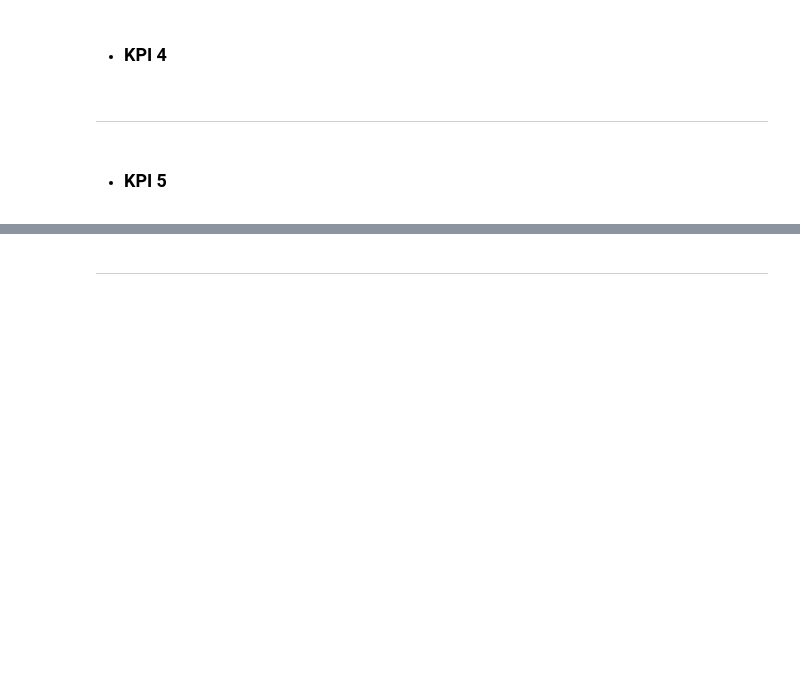
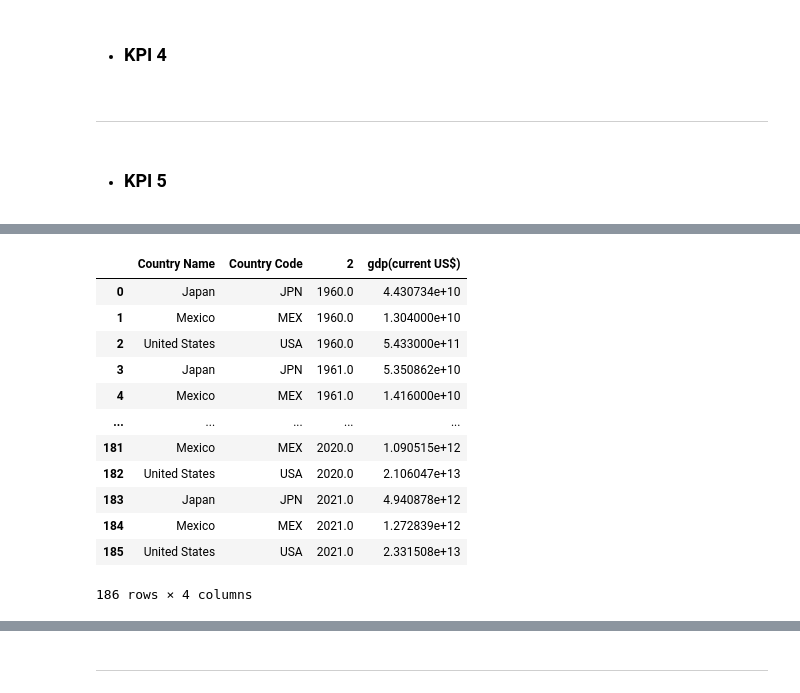
Before and after one commit to ReneRamosTrvn/alertas_sismicas, a Jupyter notebook: ETL.ipynb, the cells around one changed output, grey strips where cells are left out. Drawn from its saved outputs; the diff is of its cells as text; code cells hidden in the pictures; blank space fills up the shorter version.

```diff
--- a/ETL.ipynb
+++ b/ETL.ipynb
@@ -437 +435,7 @@ May 5, 2023
 # https://data.worldbank.org/indicator/NY.GDP.MKTP.CD?locations=US-JP-MX
+# %%
+# Ingestaremos los datos a través de una URL
+url = "https://api.worldbank.org/v2/en/indicator/NY.GDP.MKTP.CD?downloadformat=excel"
+df_gdp = pd.read_excel(url)
+# Observamos, se puede evidenciar que los nombres de las columnas estan mal posicionados
+df_gdp.head()
@@ -437,0 +487,19 @@ May 5, 2023
+# %%
+# Hay muchas columnas, podemos aplicar un pandas.melt para solucionarlo
+df_gdp = df_gdp.melt(["Country Name","Country Code"],value_name="gdp(current US$)")
+# Observamos
+df_gdp
+# %% [output]
+|  | Country Name | Country Code | 2 | gdp(current US$) |
+| 0 | Japan | JPN | 1960.0 | 4.430734e+10 |
+| 1 | Mexico | MEX | 1960.0 | 1.304000e+10 |
+| 2 | United States | USA | 1960.0 | 5.433000e+11 |
+| 3 | Japan | JPN | 1961.0 | 5.350862e+10 |
+| 4 | Mexico | MEX | 1961.0 | 1.416000e+10 |
+| ... | ... | ... | ... | ... |
+| 181 | Mexico | MEX | 2020.0 | 1.090515e+12 |
+| 182 | United States | USA | 2020.0 | 2.106047e+13 |
+| 183 | Japan | JPN | 2021.0 | 4.940878e+12 |
+| 184 | Mexico | MEX | 2021.0 | 1.272839e+12 |
+| 185 | United States | USA | 2021.0 | 2.331508e+13 |
+186 rows × 4 columns
```
Also changed, not shown: parts of 10 cells of this notebook, 4 other files.
